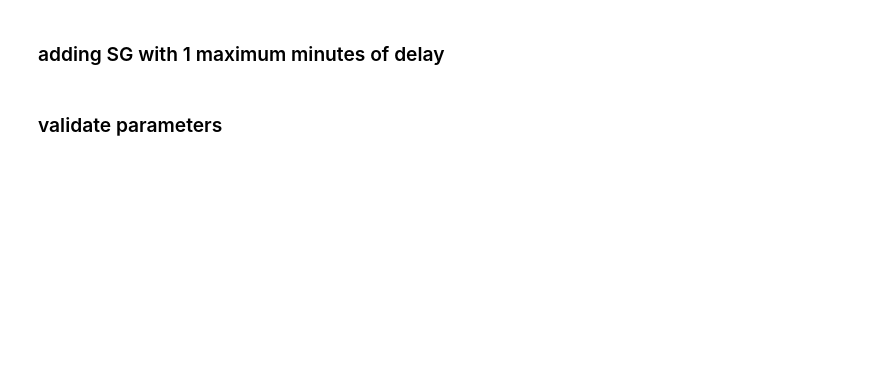
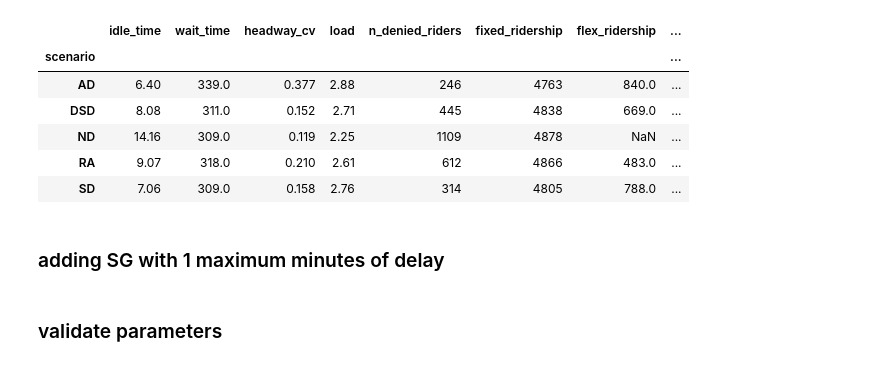
Before and after one commit to joerovar/flex-bus-sim, a Jupyter notebook: test.ipynb, the cells around one changed output. Drawn from its saved outputs; the diff is of its cells as text; code cells hidden in the pictures; blank space fills up the shorter version.

```diff
--- a/test.ipynb
+++ b/test.ipynb
@@ -10,0 +67,12 @@ False
+# %%
+table, table_pcts = tabulate_improvements(state, idle, pax, trips, base_scenario='ND', flex_stops=FLEX_STOPS)
+# %%
+table
+# %% [output]
+|  | idle_time | wait_time | headway_cv | load | n_denied_riders | fixed_ridership | flex_ridership | ... |
+| scenario |  |  |  |  |  |  |  | ... |
+| AD | 6.40 | 339.0 | 0.377 | 2.88 | 246 | 4763 | 840.0 | ... |
+| DSD | 8.08 | 311.0 | 0.152 | 2.71 | 445 | 4838 | 669.0 | ... |
+| ND | 14.16 | 309.0 | 0.119 | 2.25 | 1109 | 4878 | NaN | ... |
+| RA | 9.07 | 318.0 | 0.210 | 2.61 | 612 | 4866 | 483.0 | ... |
+| SD | 7.06 | 309.0 | 0.158 | 2.76 | 314 | 4805 | 788.0 | ... |
```
Also changed, not shown: parts of 27 cells of this notebook, 7 other files.
